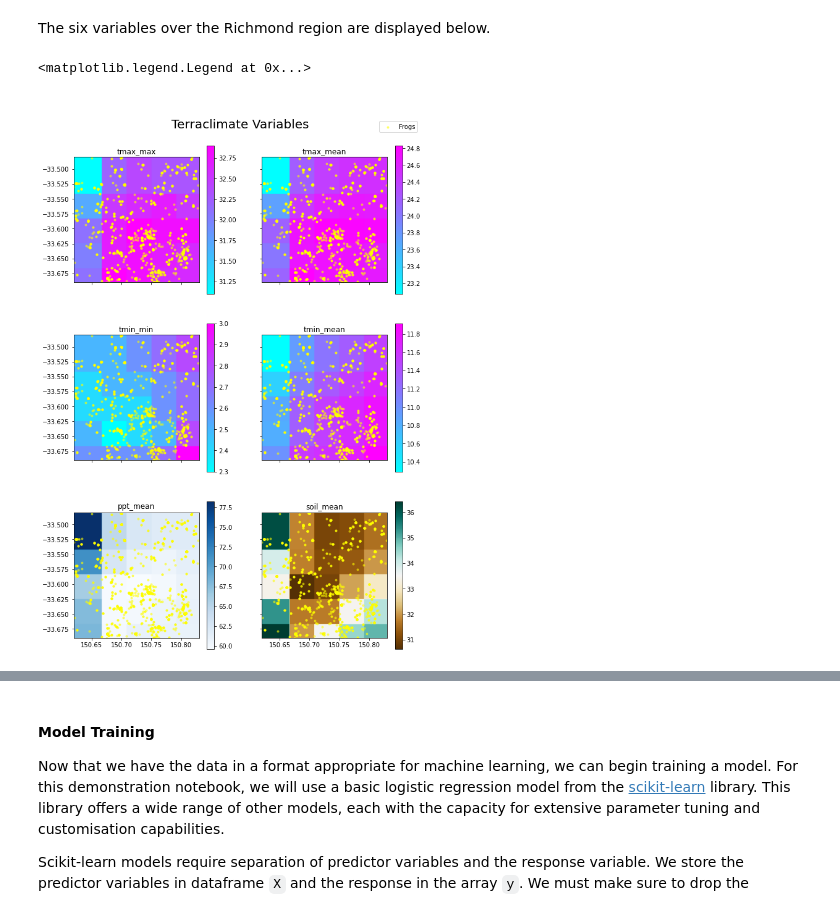
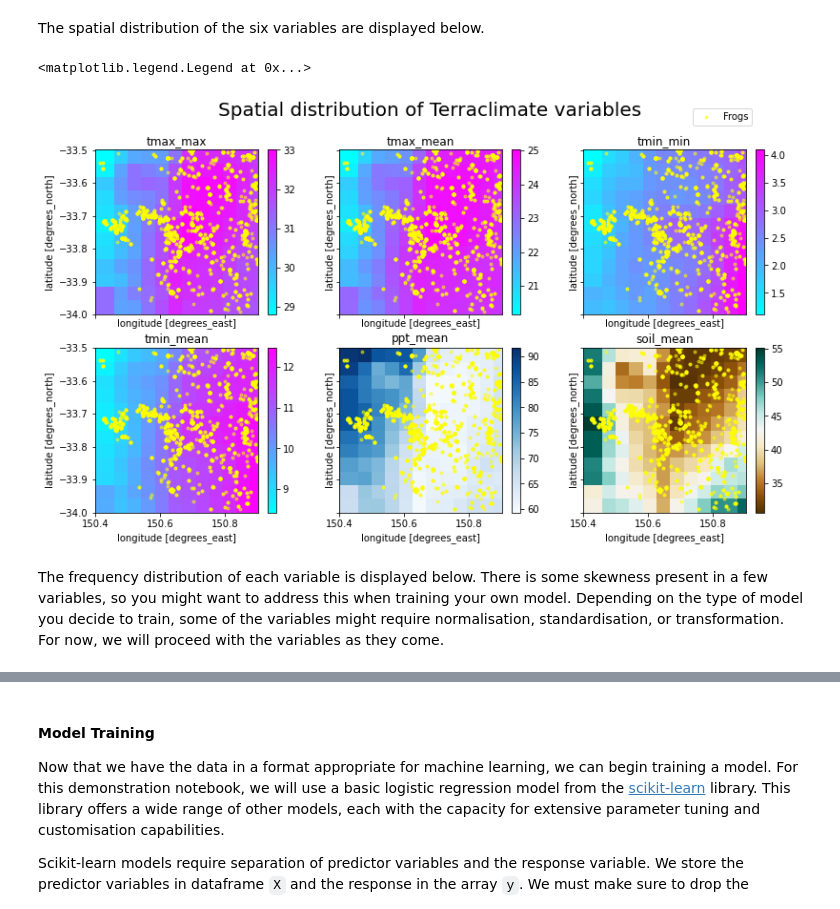
Before and after one commit to EY-Data-Science-Program/2022-Better-Working-World-Data-Challenge, a Jupyter notebook: Model_Level_1.ipynb, the cells around one changed output, grey strips where cells are left out. Drawn from its saved outputs; the diff is of its cells as text; code cells hidden in the pictures.

Commit message:
polished model 1

```diff
--- a/Model_Level_1.ipynb
+++ b/Model_Level_1.ipynb
@@ -199,0 +136,10 @@ def get_frog_absence(geo_frogs, bbox, crs = {'init':'epsg:4326'}, granularity=(5
+# %%
+# Pass in the date range to the GBIF API
+gbif_api_params = {"year":"2015,2020"}
+
+# Read in species data
+frog_species = pd.read_csv('australian_frogs.csv')
+
+# Get frogs!
+frog_data = get_frogs(bbox, frog_species.speciesKey, frog_species.Species, gbif_api_params, verbose=False)
+frog_data.sample(10, random_state=420)
@@ -222,0 +277,4 @@ frog_data
+# %%
+grid = (int((max_lon-min_lon)/0.01), int((max_lat-min_lat)/0.01))
+print(grid)
+all_frog_data = get_frog_absence(frog_data, bbox, granularity=grid, verbose=False)
@@ -226,7 +302,7 @@ Next, we write a function called `get_terraclimate` to fetch the terraclimate da
 
 To assist in visualisations, this function has an interpolation functionality which will allow the comparitively coarse temporal resolution of the terraclimate data to be mapped to a larger set of coordinates, creating an $(n\times m)$ image. We will choose $(512\times 512)$.
 # %%
-def get_terraclimate(bbox, metrics, time_slice=None, assets=None, features=None, interp_dims=None):
+def get_terraclimate(bbox, metrics, time_slice=None, assets=None, features=None, interp_dims=None, verbose=True):
     """Returns terraclimate metrics for a given area, allowing results to be interpolated onto a larger image.
 
     Attributes:
@@ -251,12 +327,14 @@ def get_terraclimate(bbox, metrics, time_slice=None, assets=None, features=None,
         data = data.sel(lon=slice(min_lon,max_lon),lat=slice(max_lat,min_lat))
     if assets is not None:
         data = data[assets]
+    print('Loading data') if verbose else None
     data = data.rename(lat='y', lon='x').to_array().compute()
 
     # Calculate metrics
     combined_values = []
     combined_bands = []
     for name, metric in metrics.items():
+        print(f'Calculating {name}') if verbose else None
         sum_data = xr.apply_ufunc(
             metric['fn'], data, input_core_dims=[["time"]], kwargs=metric['params'], dask = 'allowed', vectorize = True
         ).rename(variable='band')
@@ -286,6 +364,7 @@ def get_terraclimate(bbox, metrics, time_slice=None, assets=None, features=None,
     combined_data = combined_data.sel(band=features)
 
     if interp_dims is not None:
+        print(f'Interpolating image') if verbose else None
         interp_coords = (np.linspace(bbox[0], bbox[2], interp_dims[0]), np.linspace(bbox[1], bbox[3], interp_dims[1]))
         combined_data = combined_data.interp(x=interp_coords[0], y=interp_coords[1], method='nearest', kwargs={"fill_value": "extrapolate"})
 
@@ -327,27 +411,24 @@ array(['tmax_max', 'tmax_mean', 'tmin_min', 'tmin_mean', 'ppt_mean',
 # %% [markdown]
-The six variables over the Richmond region are displayed below.
+The spatial distribution of the six variables are displayed below.
 # %%
-nrow = 3
-ncol = 2
-fig, ax = plt.subplots(nrow, ncol, figsize=(10, 15), sharex=True, sharey=True)
+nrow = 2
+ncol = 3
+fig, ax = plt.subplots(nrow, ncol, figsize=(13, 7), sharex=True, sharey=True)
 
 bands = weather_data.band.values
-filt = frog_data.occurrenceStatus == 1
-extent = [bbox[0], bbox[2], bbox[1], bbox[3]]
+filt = all_frog_data.occurrenceStatus == 1
 cmaps = ["cool", "cool", "cool", "cool", "Blues", "BrBG"]
 
 for i in range(len(bands)):
-    img = ax[i//ncol, i%ncol].imshow(weather_data[i, :, :], cmap=cmaps[i], extent=extent, origin='lower')
+    xr.plot.imshow(weather_data[i], 'x', 'y', cmap=cmaps[i], ax=ax[i//ncol, i%ncol])
     ax[i//ncol, i%ncol].set_title(bands[i])
-    ax[i//ncol, i%ncol].scatter(frog_data[filt].decimalLongitude, frog_data[filt].decimalLatitude,
+    ax[i//ncol, i%ncol].scatter(all_frog_data[filt].decimalLongitude, all_frog_data[filt].decimalLatitude,
                                 color = 'yellow', marker='.', alpha=0.5, label='Frogs' if i==0 else '')
 
-    # ax[i//ncol, i%ncol].scatter(weather_data[i].idxmax('x'),weather_data[i].idxmax('y'), color='black', marker='*', s=40)
-
-    fig.colorbar(img, ax=ax[i//ncol, i%ncol])
-
-fig.suptitle("Terraclimate Variables", x=0.5, y=0.92, fontsize=20)
+fig.suptitle("Spatial distribution of Terraclimate variables", fontsize=20)
 fig.legend(loc=(0.85, 0.933))
 # %% [output]
 <matplotlib.legend.Legend at 0x...>
-[figure, old version]
+[figure, new version]
+# %% [markdown]
+The frequency distribution of each variable is displayed below. There is some skewness present in a few variables, so you might want to address this when training your own model. Depending on the type of model you decide to train, some of the variables might require normalisation, standardisation, or transformation. For now, we will proceed with the variables as they come.
```
Also changed, not shown: parts of 38 cells of this notebook.
